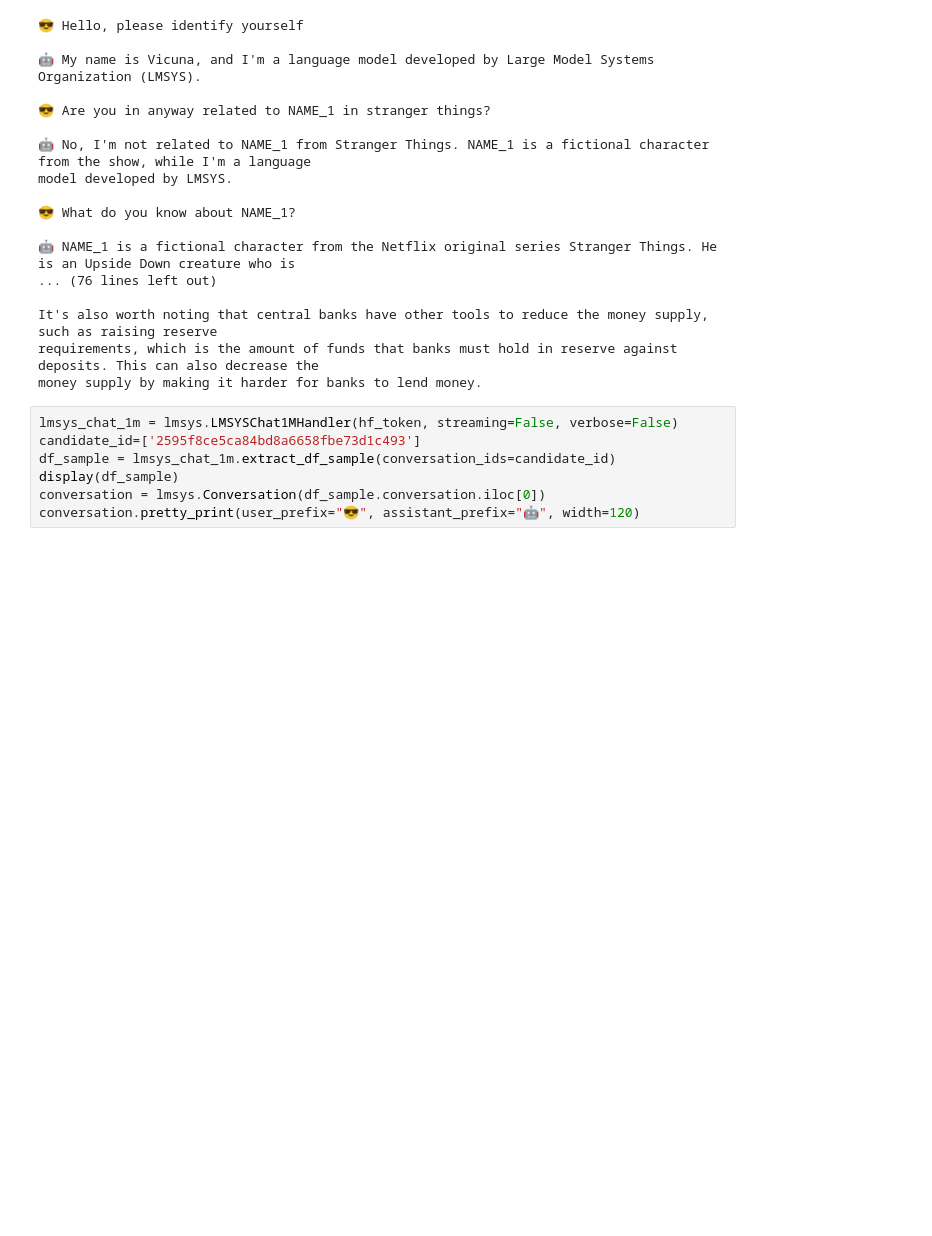
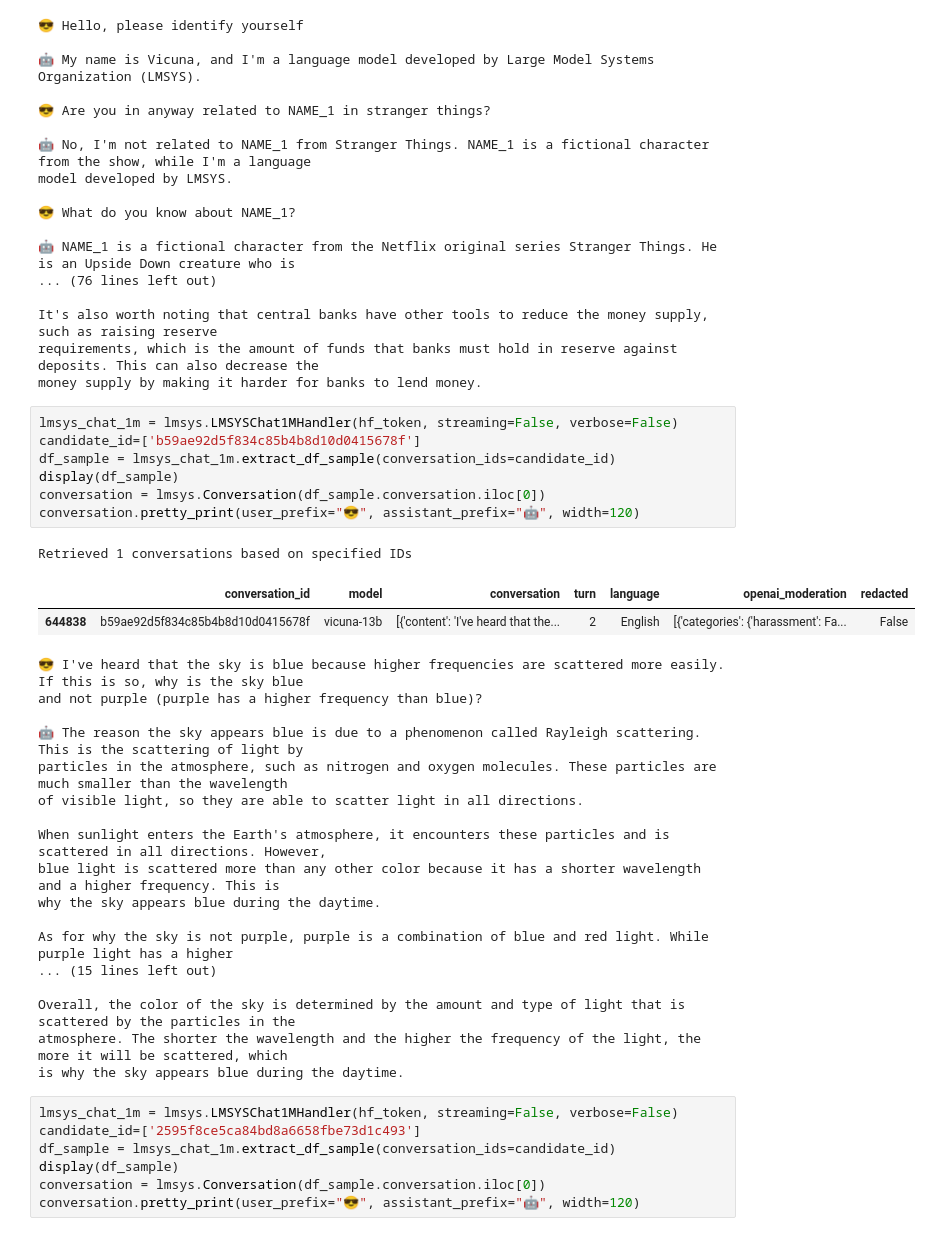
Before and after one commit to reddgr/chatbot-response-scoring-scbn-rqtl, a Jupyter notebook: lmsys-chatbot-arena-hall-of-fame.ipynb, the cells around one changed output. Drawn from its saved outputs; the diff is of its cells as text; blank space fills up the shorter version.

```diff
--- a/lmsys-chatbot-arena-hall-of-fame.ipynb
+++ b/lmsys-chatbot-arena-hall-of-fame.ipynb
@@ -347,6 +342,34 @@ model developed by LMSYS.
 It's also worth noting that central banks have other tools to reduce the money supply, such as raising reserve
 requirements, which is the amount of funds that banks must hold in reserve against deposits. This can also decrease the
 money supply by making it harder for banks to lend money.
+# %%
+lmsys_chat_1m = lmsys.LMSYSChat1MHandler(hf_token, streaming=False, verbose=False)
+candidate_id=['b59ae92d5f834c85b4b8d10d0415678f']
+df_sample = lmsys_chat_1m.extract_df_sample(conversation_ids=candidate_id)
+display(df_sample)
+conversation = lmsys.Conversation(df_sample.conversation.iloc[0])
+conversation.pretty_print(user_prefix="😎", assistant_prefix="🤖", width=120)
+# %% [output]
+Retrieved 1 conversations based on specified IDs
+|  | conversation_id | model | conversation | turn | language | openai_moderation | redacted |
+| 644838 | b59ae92d5f834c85b4b8d10d0415678f | vicuna-13b | [{'content': 'I've heard that the... | 2 | English | [{'categories': {'harassment': Fa... | False |
+😎 I've heard that the sky is blue because higher frequencies are scattered more easily. If this is so, why is the sky blue
+and not purple (purple has a higher frequency than blue)?
+
+🤖 The reason the sky appears blue is due to a phenomenon called Rayleigh scattering. This is the scattering of light by
+particles in the atmosphere, such as nitrogen and oxygen molecules. These particles are much smaller than the wavelength
+of visible light, so they are able to scatter light in all directions.
+
+When sunlight enters the Earth's atmosphere, it encounters these particles and is scattered in all directions. However,
+blue light is scattered more than any other color because it has a shorter wavelength and a higher frequency. This is
+why the sky appears blue during the daytime.
+
+As for why the sky is not purple, purple is a combination of blue and red light. While purple light has a higher
+... (15 lines left out)
+
+Overall, the color of the sky is determined by the amount and type of light that is scattered by the particles in the
+atmosphere. The shorter the wavelength and the higher the frequency of the light, the more it will be scattered, which
+is why the sky appears blue during the daytime.
 # %%
 lmsys_chat_1m = lmsys.LMSYSChat1MHandler(hf_token, streaming=False, verbose=False)
 candidate_id=['2595f8ce5ca84bd8a6658fbe73d1c493']
```
Also changed, not shown: parts of 2 cells of this notebook.
